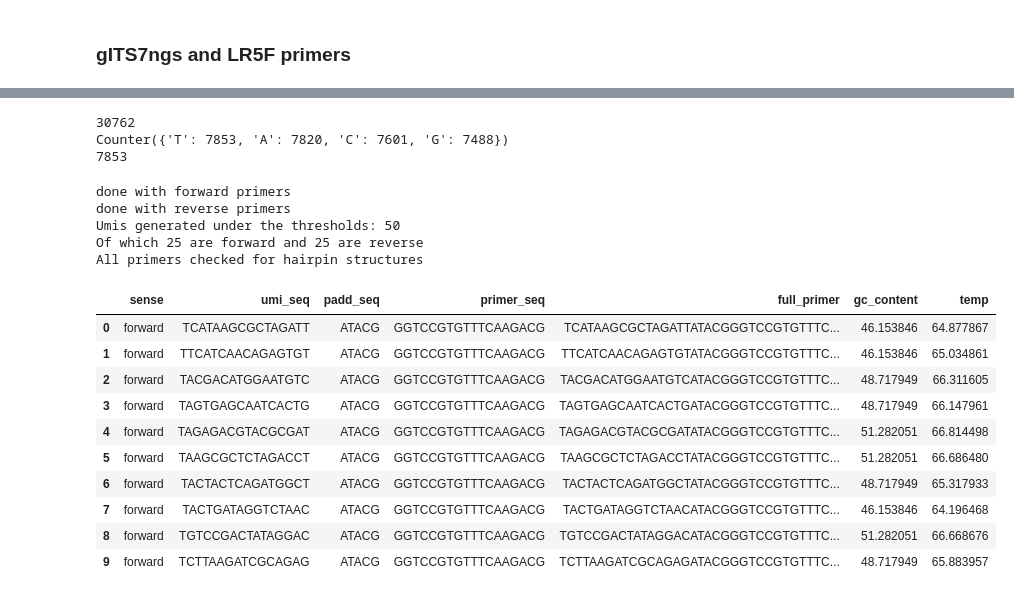
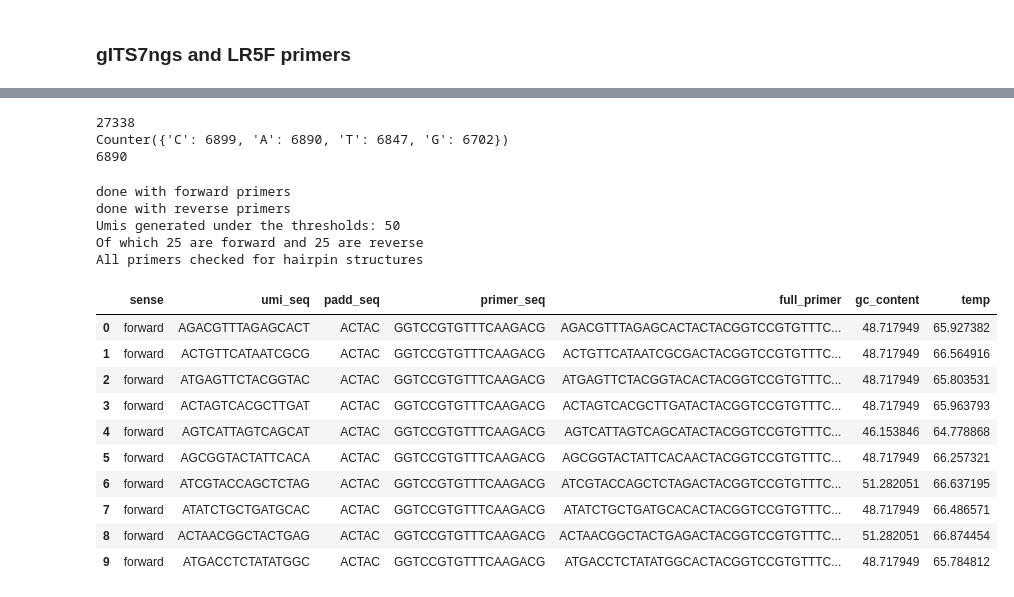
Before and after one commit to mftorres/ENTWINE, a Jupyter notebook: general_tools/create_test_umis.ipynb, the cells around one changed output, grey strips where cells are left out. Cells and saved outputs as stored; diff of their text form; code cells hidden in the pictures.

```diff
--- a/general_tools/create_test_umis.ipynb
+++ b/general_tools/create_test_umis.ipynb
@@ -880,12 +935,14 @@ first_nn = [umi[0] for umi in umi_preselected]
 print(len(first_nn)) # should be the same number of umis in the pre-selected list
 print(Counter(first_nn))
 
-umis_selected = [umi for umi in umi_preselected if umi[0] == 'T']
+# selecting A just because all ITS primers also start with an A and might reduce bias if I decide to sequence them together (ITS and LSU)
+# whether I sequence them together or not is still under discussion though.
+umis_selected = [umi for umi in umi_preselected if umi[0] == 'A']
 print(len(umis_selected))
 # %% [output]
-30762
-Counter({'T': 7853, 'A': 7820, 'C': 7601, 'G': 7488})
-7853
+27338
+Counter({'C': 6899, 'A': 6890, 'T': 6847, 'G': 6702})
+6890
 # %%
 # finally, calculate GC content and annealing temperature
 # for the remaining 142435 umis (we need 96*2)
@@ -895,7 +952,7 @@ Counter({'T': 7853, 'A': 7820, 'C': 7601, 'G': 7488})
 # blasting this padd against internal transcribed spacer sequences from fungi (core_nt)
 # return no significant matches (too short of a sequence)
 
-padd = 'ATACG'
+padd = 'ACTAC'
 
 primer_forward = 'GGTCCGTGTTTCAAGACG'
 primer_reverse = 'TGCATGGCCGAATAGGATTA'
@@ -948,40 +1005,40 @@ for umi in umis_selected: # umi_preselected[0:20000] if you want to test things
                 break
 
 print('done with reverse primers')
 
 print('Umis generated under the thresholds: %s'%(len(tagged_primers)))
 print('Of which %s are forward and %s are reverse'%(len(tagged_primers[tagged_primers['sense'] == 'forward']),
                                                     len(tagged_primers[tagged_primers['sense'] == 'reverse'])))
 
 # checking for hairpins
 for row in tagged_primers.itertuples():
     for nn in ['A','T','C','G']:
         seq = re.sub('[NRYKMSWBDHV]',nn, row.full_primer, flags = re.IGNORECASE)
         structures = fold(seq) # doesn't like ambiguous nucleotides
         for struct in structures:
             if 'HAIRPIN' in str(struct.desc) and struct.e < 0:
                 print(f"Type: {struct.desc}, Position: {struct.ij}, Delta G: {struct.e:.2f} kcal/mol")
                 print(f"Concerning primer sequence: {row.full_primer.replace}")
 print('All primers checked for hairpin structures')
 
 # save the file
 tagged_primers.to_csv('./FLR3_FLR4-LSU_tagged.csv', sep = '\t', index_label = 'index')
 
 tagged_primers.head(10)
 # %% [output]
 done with forward primers
 done with reverse primers
 Umis generated under the thresholds: 50
 Of which 25 are forward and 25 are reverse
 All primers checked for hairpin structures
 |  | sense | umi_seq | padd_seq | primer_seq | full_primer | gc_content | temp |
-| 0 | forward | TCATAAGCGCTAGATT | ATACG | GGTCCGTGTTTCAAGACG | TCATAAGCGCTAGATTATACGGGTCCGTGTTTC... | 46.153846 | 64.877867 |
-| 1 | forward | TTCATCAACAGAGTGT | ATACG | GGTCCGTGTTTCAAGACG | TTCATCAACAGAGTGTATACGGGTCCGTGTTTC... | 46.153846 | 65.034861 |
-| 2 | forward | TACGACATGGAATGTC | ATACG | GGTCCGTGTTTCAAGACG | TACGACATGGAATGTCATACGGGTCCGTGTTTC... | 48.717949 | 66.311605 |
-| 3 | forward | TAGTGAGCAATCACTG | ATACG | GGTCCGTGTTTCAAGACG | TAGTGAGCAATCACTGATACGGGTCCGTGTTTC... | 48.717949 | 66.147961 |
-| 4 | forward | TAGAGACGTACGCGAT | ATACG | GGTCCGTGTTTCAAGACG | TAGAGACGTACGCGATATACGGGTCCGTGTTTC... | 51.282051 | 66.814498 |
-| 5 | forward | TAAGCGCTCTAGACCT | ATACG | GGTCCGTGTTTCAAGACG | TAAGCGCTCTAGACCTATACGGGTCCGTGTTTC... | 51.282051 | 66.686480 |
-| 6 | forward | TACTACTCAGATGGCT | ATACG | GGTCCGTGTTTCAAGACG | TACTACTCAGATGGCTATACGGGTCCGTGTTTC... | 48.717949 | 65.317933 |
-| 7 | forward | TACTGATAGGTCTAAC | ATACG | GGTCCGTGTTTCAAGACG | TACTGATAGGTCTAACATACGGGTCCGTGTTTC... | 46.153846 | 64.196468 |
-| 8 | forward | TGTCCGACTATAGGAC | ATACG | GGTCCGTGTTTCAAGACG | TGTCCGACTATAGGACATACGGGTCCGTGTTTC... | 51.282051 | 66.668676 |
-| 9 | forward | TCTTAAGATCGCAGAG | ATACG | GGTCCGTGTTTCAAGACG | TCTTAAGATCGCAGAGATACGGGTCCGTGTTTC... | 48.717949 | 65.883957 |
+| 0 | forward | AGACGTTTAGAGCACT | ACTAC | GGTCCGTGTTTCAAGACG | AGACGTTTAGAGCACTACTACGGTCCGTGTTTC... | 48.717949 | 65.927382 |
+| 1 | forward | ACTGTTCATAATCGCG | ACTAC | GGTCCGTGTTTCAAGACG | ACTGTTCATAATCGCGACTACGGTCCGTGTTTC... | 48.717949 | 66.564916 |
+| 2 | forward | ATGAGTTCTACGGTAC | ACTAC | GGTCCGTGTTTCAAGACG | ATGAGTTCTACGGTACACTACGGTCCGTGTTTC... | 48.717949 | 65.803531 |
+| 3 | forward | ACTAGTCACGCTTGAT | ACTAC | GGTCCGTGTTTCAAGACG | ACTAGTCACGCTTGATACTACGGTCCGTGTTTC... | 48.717949 | 65.963793 |
+| 4 | forward | AGTCATTAGTCAGCAT | ACTAC | GGTCCGTGTTTCAAGACG | AGTCATTAGTCAGCATACTACGGTCCGTGTTTC... | 46.153846 | 64.778868 |
+| 5 | forward | AGCGGTACTATTCACA | ACTAC | GGTCCGTGTTTCAAGACG | AGCGGTACTATTCACAACTACGGTCCGTGTTTC... | 48.717949 | 66.257321 |
+| 6 | forward | ATCGTACCAGCTCTAG | ACTAC | GGTCCGTGTTTCAAGACG | ATCGTACCAGCTCTAGACTACGGTCCGTGTTTC... | 51.282051 | 66.637195 |
+| 7 | forward | ATATCTGCTGATGCAC | ACTAC | GGTCCGTGTTTCAAGACG | ATATCTGCTGATGCACACTACGGTCCGTGTTTC... | 48.717949 | 66.486571 |
+| 8 | forward | ACTAACGGCTACTGAG | ACTAC | GGTCCGTGTTTCAAGACG | ACTAACGGCTACTGAGACTACGGTCCGTGTTTC... | 51.282051 | 66.874454 |
+| 9 | forward | ATGACCTCTATATGGC | ACTAC | GGTCCGTGTTTCAAGACG | ATGACCTCTATATGGCACTACGGTCCGTGTTTC... | 48.717949 | 65.784812 |
```
Also changed, not shown: parts of 3 cells of this notebook.
